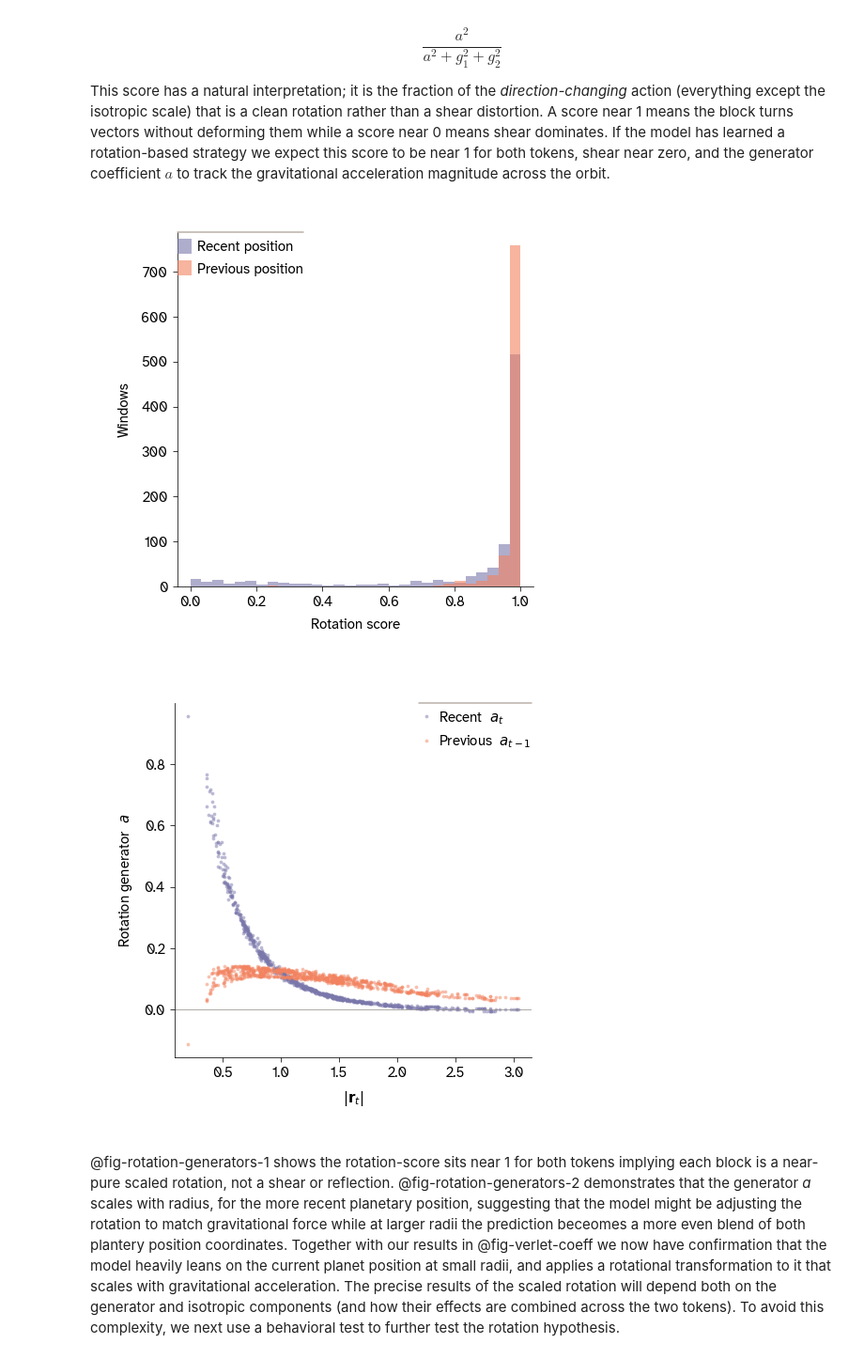
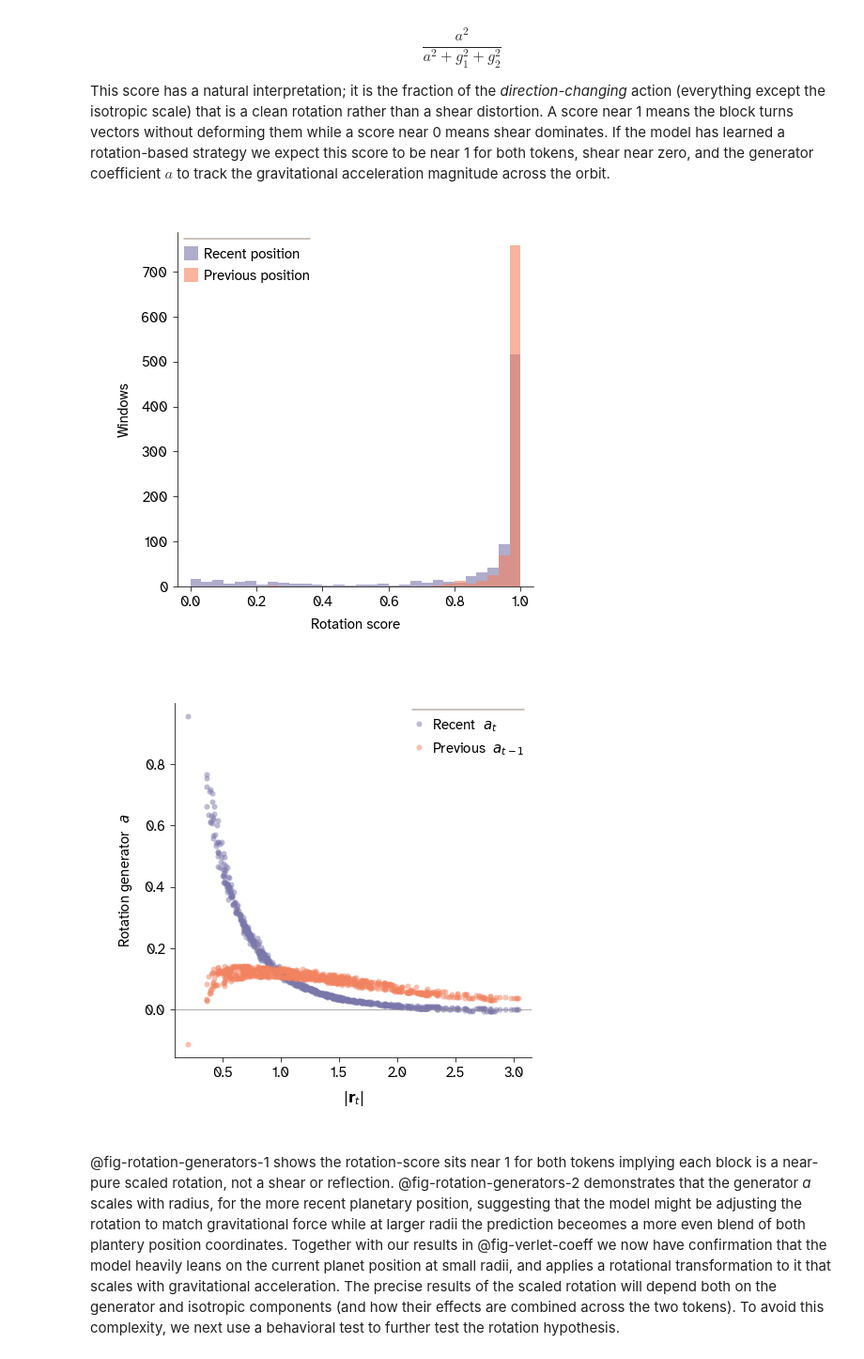
Before and after one commit to Arcadia-Science/world-model-orbits, a Jupyter notebook: index.ipynb, the cells around one changed output. Shown at 94% size. Cells and saved outputs as stored; diff of their text form; code cells hidden in the pictures.

```diff
--- a/index.ipynb
+++ b/index.ipynb
@@ -448,43 +447,43 @@ This score has a natural interpretation; it is the fraction of the *direction-ch
 #| label: fig-rotation-generators
 #| fig-cap: "Per-window rotation structure of the noisy short-context model's two content blocks. Recent block in aster, previous block in amber."
 #| fig-subcap:
-#|   - "Distribution of the rotation score a^2/(a^2 + g_1^2 + g_2^2), the fraction of each block's direction-changing action that is rotation rather than shear."
-#|   - "The rotation generator a = (J_10 - J_01)/2, the signed strength of the block's sideways push, against the current radius."
+#|   - "Distribution of the rotation score $a^2/(a^2 + g_1^2 + g_2^2)$, the fraction of each block's direction-changing action that is rotation rather than shear."
+#|   - "The rotation generator $a = (J_{10} - J_{01})/2$, the signed strength of the block's sideways push, against the current radius."
 #| layout-ncol: 2
 #| code-fold: true
 
 mean_recent = all_blocks[:, T-1].mean(0)
 mean_prev   = all_blocks[:, T-2].mean(0)
 ds_r, a_r, ang_r, score_r = rotation_decompose(all_blocks[:, T-1])
 ds_p, a_p, ang_p, score_p = rotation_decompose(all_blocks[:, T-2])
 w_r    = NT.sample_orbit_windows(BLOCK_SIZE, N_WINDOWS, seed=SEED, offset=OFFSET)
 radius = np.linalg.norm(w_r[:, T-1, :], axis=1)
 
 PANEL    = apc.mpl.FIGURE_SIZES_IN_INCHES['half_square']
 C_RECENT = str(apc.aster)
 C_PREV   = str(apc.amber)
 
 fig, ax = plt.subplots(figsize=PANEL)
 ax.hist(score_r, bins=30, range=(0, 1), color=C_RECENT, alpha=0.6, label='recent position')
 ax.hist(score_p, bins=30, range=(0, 1), color=C_PREV,   alpha=0.6, label='previous position')
 ax.set_xlabel('rotation score')
 ax.set_ylabel('windows')
 ax.legend(frameon=False)
 apc.mpl.style_plot(ax)
 plt.show()
 
 fig, ax = plt.subplots(figsize=PANEL)
 ax.axhline(0, color=ARC_DIAG, lw=0.7)
-ax.scatter(radius, a_r, s=14, alpha=0.5, color=C_RECENT, label=r'recent  $a_t$')
-ax.scatter(radius, a_p, s=14, alpha=0.5, color=C_PREV,   label=r'previous  $a_{t-1}$')
+ax.scatter(radius, a_r, alpha=0.5, color=C_RECENT, label=r'recent  $a_t$')
+ax.scatter(radius, a_p, alpha=0.5, color=C_PREV,   label=r'previous  $a_{t-1}$')
 ax.set_xlabel(r'$|\mathbf{r}_t|$')
 ax.set_ylabel(r'rotation generator  $a$')
 ax.legend(frameon=False)
 apc.mpl.style_plot(ax)
 plt.show()
 # %% [output]
-[figure, old version]
+[figure, new version]
-[figure, old version]
+[figure, new version]
 # %% [markdown]
 @fig-rotation-generators-1 shows the rotation-score sits near 1 for both tokens implying each block is a near-pure scaled rotation, not a shear or reflection. @fig-rotation-generators-2 demonstrates that the generator *a* scales with radius, for the more recent planetary position, suggesting that the model might be adjusting the rotation to match gravitational force while at larger radii the prediction beceomes a more even blend of both plantery position coordinates. Together with our results in @fig-verlet-coeff we now have confirmation that the model heavily leans on the current planet position at small radii, and applies a rotational transformation to it that scales with gravitational acceleration. The precise results of the scaled rotation will depend both on the generator and isotropic components (and how their effects are combined across the two tokens). To avoid this complexity, we next use a behavioral test to further test the rotation hypothesis.
 # %% [markdown]
```
Also changed, not shown: parts of 13 cells of this notebook, 1 other file.
